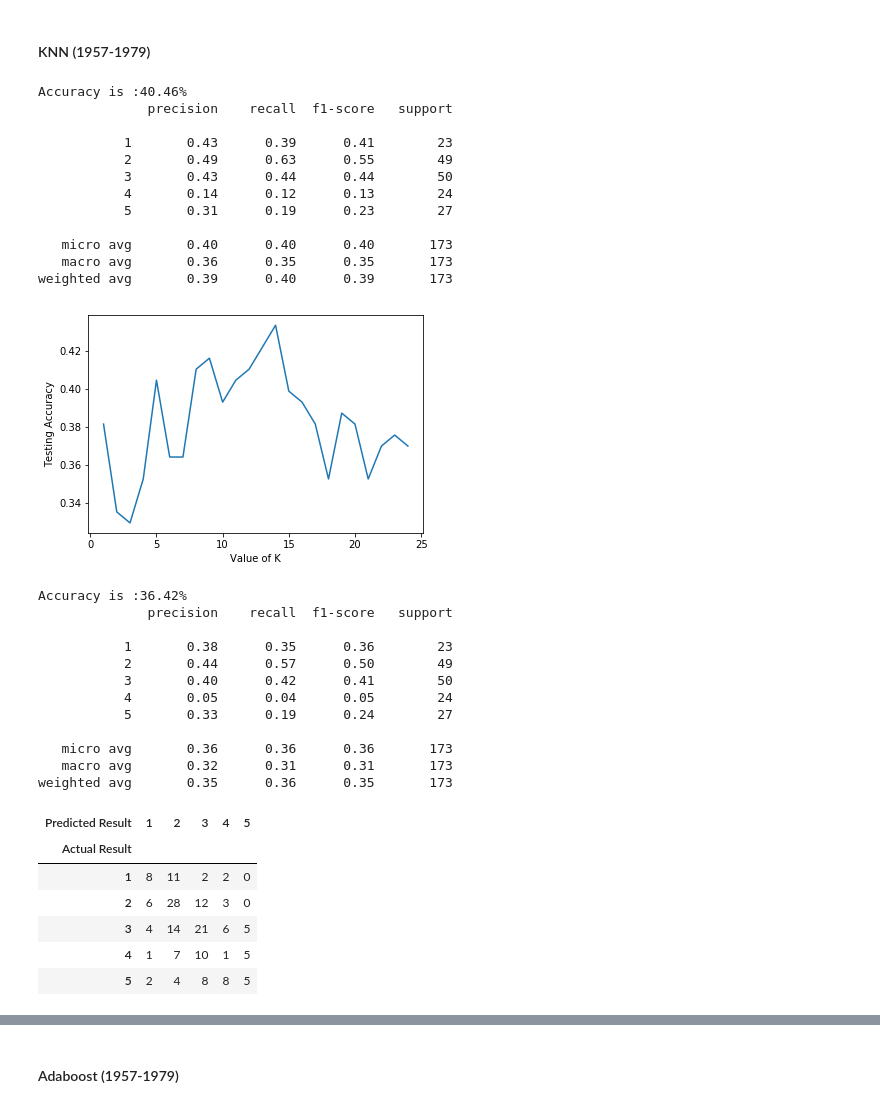
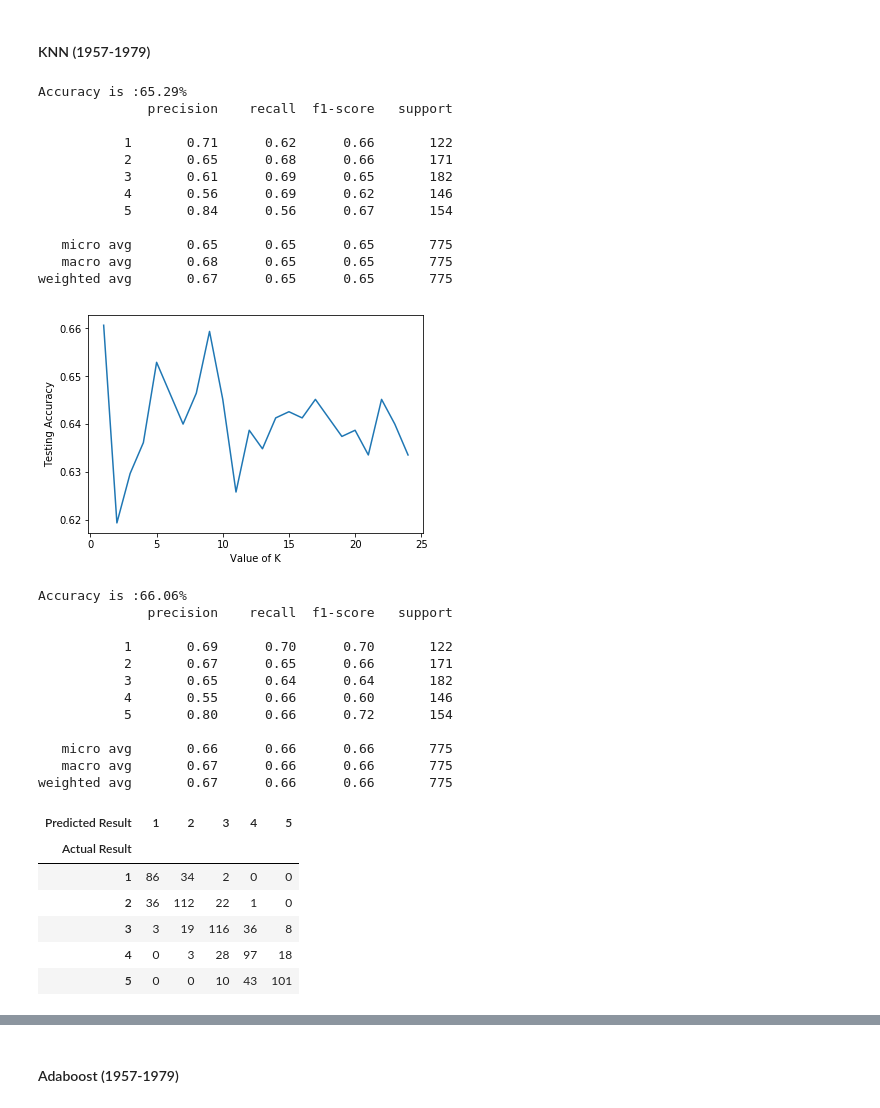
Before and after one commit to gabertooth/dsc-mod-5-project-online-ds-pt-021119, a Jupyter notebook: student.ipynb, the cells around one changed output, grey strips where cells are left out. Cells and saved outputs as stored; diff of their text form; code cells hidden in the pictures.

```diff
--- a/student.ipynb
+++ b/student.ipynb
@@ -192 +228,6 @@ Function Definitions
+# %%
+def scale_df(df): #Simple function to easily be able to scale my data at any point
+    scaler= StandardScaler()
+    scaled_df= pd.DataFrame(scaler.fit_transform(df),columns=df.columns)
+    return scaled_df
 # %%
@@ -1072,0 +817,20 @@ Position_num(NBA_1957_1979)
+# %%
+NBA_1957_1979.loc[NBA_1957_1979['Pos']=='PG', 'Pos'] = 1 #one hot encoding the string Position column into numbers
+NBA_1957_1979.loc[NBA_1957_1979['Pos']=='SG', 'Pos']= 2
+NBA_1957_1979.loc[NBA_1957_1979['Pos']=='SG-PG', 'Pos']= 2
+NBA_1957_1979.loc[NBA_1957_1979['Pos']=='G', 'Pos']= 2
+NBA_1957_1979.loc[NBA_1957_1979['Pos']=='G-F', 'Pos']= 3
+NBA_1957_1979.loc[NBA_1957_1979['Pos']=='SF', 'Pos']= 3
+NBA_1957_1979.loc[NBA_1957_1979['Pos']=='F', 'Pos']= 3
+NBA_1957_1979.loc[NBA_1957_1979['Pos']=='SF-PF', 'Pos']= 3
+NBA_1957_1979.loc[NBA_1957_1979['Pos']=='SF-SG', 'Pos']= 3
+NBA_1957_1979.loc[NBA_1957_1979['Pos']=='SF-PG', 'Pos']= 3
+NBA_1957_1979.loc[NBA_1957_1979['Pos']=='F-G', 'Pos']= 3
+NBA_1957_1979.loc[NBA_1957_1979['Pos']=='F-C', 'Pos']= 4
+NBA_1957_1979.loc[NBA_1957_1979['Pos']=='PF', 'Pos']= 4
+NBA_1957_1979.loc[NBA_1957_1979['Pos']=='PF-SF', 'Pos']= 4
+NBA_1957_1979.loc[NBA_1957_1979['Pos']=='PF-C', 'Pos']= 4
+NBA_1957_1979.loc[NBA_1957_1979['Pos']=='C', 'Pos']= 5
+NBA_1957_1979.loc[NBA_1957_1979['Pos']=='C-PF', 'Pos']= 5
+NBA_1957_1979.loc[NBA_1957_1979['Pos']=='C-F', 'Pos']= 5
+NBA_1957_1979.loc[NBA_1957_1979['Pos']=='C-SF', 'Pos']= 5
@@ -1073,3 +844,3 @@ Position_num(NBA_1957_1979)
 # %%
-X= NBA_1957_1979.drop(['Tm','Player','Pos'], axis=1)
+X= NBA_1957_1979.drop(['Pos','Year','Tm','Player','FTA','FT','FGA','FG','WS/48','2PA','2P','FG','FGA','PTS'], axis=1)
 y= NBA_1957_1979['Pos']
@@ -1080,37 +847,39 @@ heatmap(NBA_1957_1979)
+# %%
+X= scale_df(X)
 # %% [markdown]
 #### KNN (1957-1979)
 # %%
-KNN(NBA_1957_1979,X,y)
+KNN(X,y)
 # %% [output]
-Accuracy is :40.46%
+Accuracy is :65.29%
               precision    recall  f1-score   support
 
-           1       0.43      0.39      0.41        23
-           2       0.49      0.63      0.55        49
-           3       0.43      0.44      0.44        50
-           4       0.14      0.12      0.13        24
-           5       0.31      0.19      0.23        27
+           1       0.71      0.62      0.66       122
+           2       0.65      0.68      0.66       171
+           3       0.61      0.69      0.65       182
+           4       0.56      0.69      0.62       146
+           5       0.84      0.56      0.67       154
 
-   micro avg       0.40      0.40      0.40       173
-   macro avg       0.36      0.35      0.35       173
-weighted avg       0.39      0.40      0.39       173
+   micro avg       0.65      0.65      0.65       775
+   macro avg       0.68      0.65      0.65       775
+weighted avg       0.67      0.65      0.65       775
-[figure, old version]
+[figure, new version]
-Accuracy is :36.42%
+Accuracy is :66.06%
               precision    recall  f1-score   support
 
-           1       0.38      0.35      0.36        23
-           2       0.44      0.57      0.50        49
-           3       0.40      0.42      0.41        50
-           4       0.05      0.04      0.05        24
-           5       0.33      0.19      0.24        27
+           1       0.69      0.70      0.70       122
+           2       0.67      0.65      0.66       171
+           3       0.65      0.64      0.64       182
+           4       0.55      0.66      0.60       146
+           5       0.80      0.66      0.72       154
 
-   micro avg       0.36      0.36      0.36       173
-   macro avg       0.32      0.31      0.31       173
-weighted avg       0.35      0.36      0.35       173
+   micro avg       0.66      0.66      0.66       775
+   macro avg       0.67      0.66      0.66       775
+weighted avg       0.67      0.66      0.66       775
 | Predicted Result | 1 | 2 | 3 | 4 | 5 |
 | Actual Result |  |  |  |  |  |
-| 1 | 8 | 11 | 2 | 2 | 0 |
-| 2 | 6 | 28 | 12 | 3 | 0 |
-| 3 | 4 | 14 | 21 | 6 | 5 |
-| 4 | 1 | 7 | 10 | 1 | 5 |
-| 5 | 2 | 4 | 8 | 8 | 5 |
+| 1 | 86 | 34 | 2 | 0 | 0 |
+| 2 | 36 | 112 | 22 | 1 | 0 |
+| 3 | 3 | 19 | 116 | 36 | 8 |
+| 4 | 0 | 3 | 28 | 97 | 18 |
+| 5 | 0 | 0 | 10 | 43 | 101 |
```
Also changed, not shown: parts of 192 cells of this notebook.
